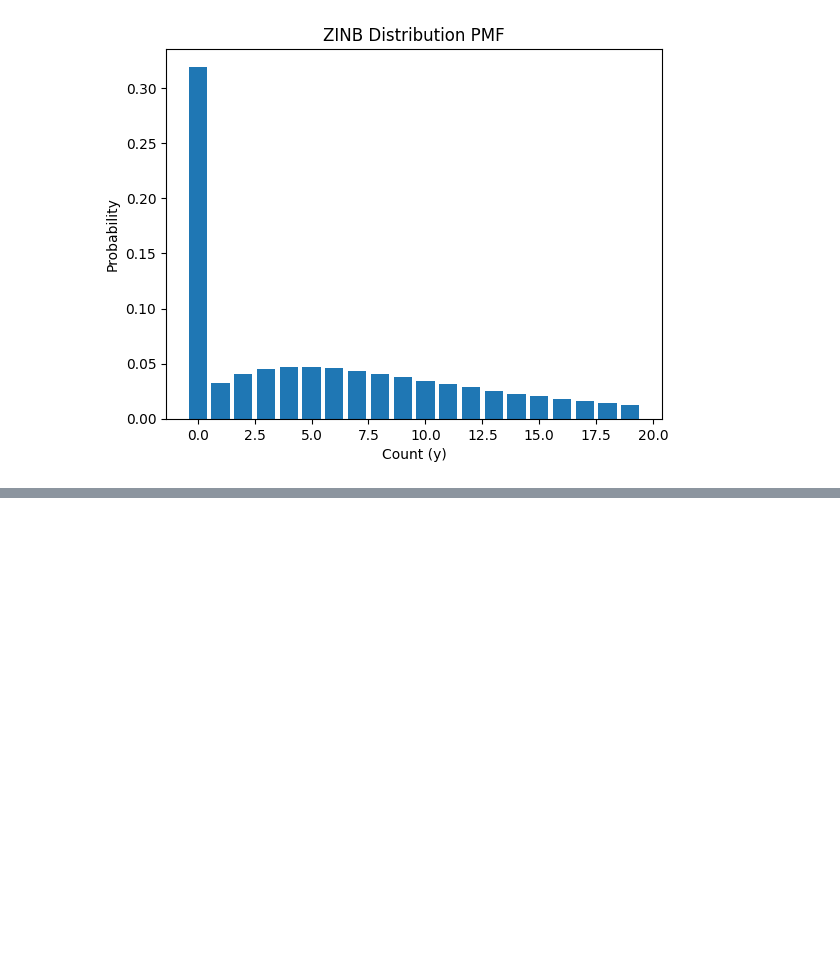
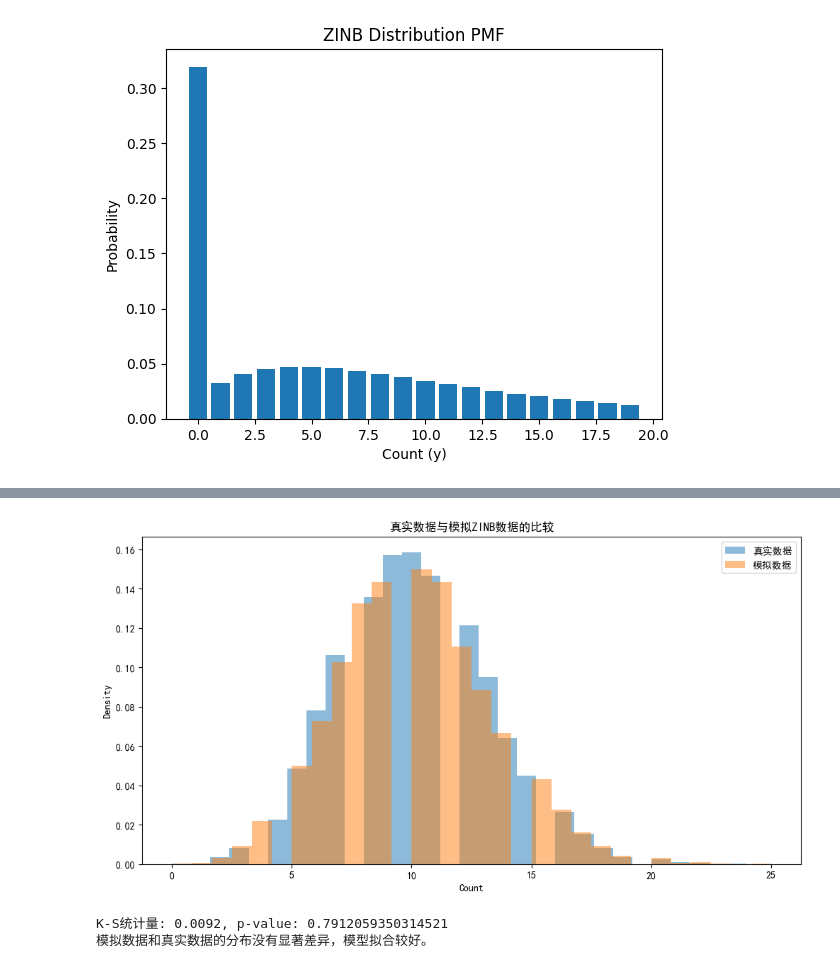
Before and after one commit to Bio-MingChen/statistics_learing_by_single_cell, a Jupyter notebook: build_model_for_scRNA_background.ipynb, the cells around one changed output, grey strips where cells are left out. Drawn from its saved outputs; the diff is of its cells as text; code cells hidden in the pictures; blank space fills up the shorter version.

Commit message:
apply ZINB to a background gene

```diff
--- a/build_model_for_scRNA_background.ipynb
+++ b/build_model_for_scRNA_background.ipynb
@@ -3,6 +3,9 @@ import scanpy as sc
 import pandas as pd
 import numpy as np
 import matplotlib.pyplot as plt
+# %%
+plt.rcParams['font.sans-serif'] = ['SimHei']
+plt.rcParams['axes.unicode_minus'] = False
 # %%
 adata = sc.read_h5ad("./data/rbc_scanpy_flavor_seurat.h5ad")
 adata
@@ -218,0 +224,41 @@ print(f"拟合参数：mu = {mu_fit}, alpha = {alpha_fit}, pi = {pi_fit}")
+# %%
+# 使用拟合的参数生成模拟数据
+def simulate_zinb(mu, alpha, pi, size):
+    simulated_data = []
+    for _ in range(size):
+        # 首先决定是否为零
+        if np.random.rand() < pi:
+            simulated_data.append(0)
+        else:
+            # 生成一个负二项分布的样本
+            count = np.random.negative_binomial(alpha, alpha / (mu + alpha))
+            simulated_data.append(count)
+    return np.array(simulated_data)
+
+simulated_data = simulate_zinb(mu_fit, alpha_fit, pi_fit, len(data))
+
+# 绘制真实数据和模拟数据的直方图
+plt.figure(figsize=(12, 6))
+plt.hist(data, bins=30, alpha=0.5, label="真实数据", density=True)
+plt.hist(simulated_data, bins=30, alpha=0.5, label="模拟数据", density=True)
+plt.legend()
+plt.xlabel('Count')
+plt.ylabel('Density')
+plt.title('真实数据与模拟ZINB数据的比较')
+plt.show()
+# %% [output]
+[figure, added]
+# %%
+from scipy.stats import ks_2samp
+
+# K-S检验：比较真实数据和模拟数据
+ks_statistic, p_value = ks_2samp(data, simulated_data)
+print(f"K-S统计量: {ks_statistic}, p-value: {p_value}")
+
+if p_value > 0.05:
+    print("模拟数据和真实数据的分布没有显著差异，模型拟合较好。")
+else:
+    print("模拟数据和真实数据的分布有显著差异，模型拟合较差。")
+# %% [output]
+K-S统计量: 0.0092, p-value: 0.7912059350314521
+模拟数据和真实数据的分布没有显著差异，模型拟合较好。
```
Also changed, not shown: parts of 4 cells of this notebook.
